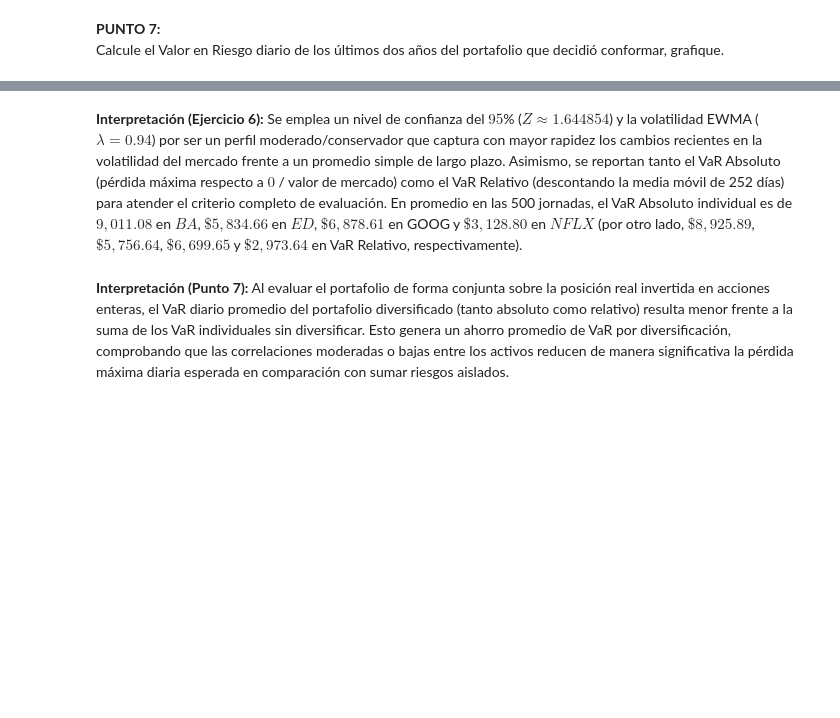
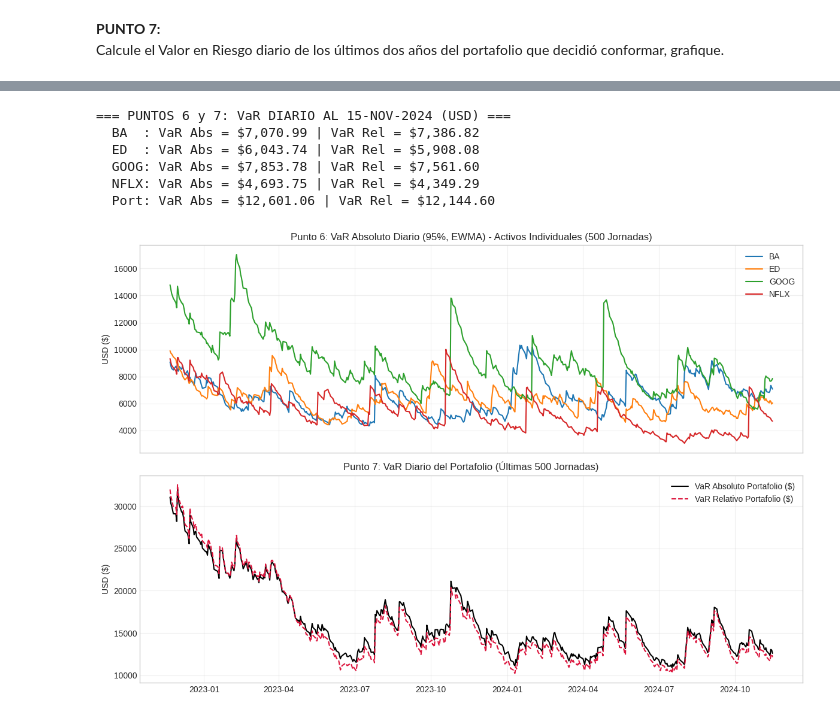
Before and after one commit to erickvaldezsallagos/SISTEMAS-FINANCIEROS-Y-COMERCIALES, a Jupyter notebook: PARCIAL2.ipynb, the cells around one changed output, grey strips where cells are left out. Saved outputs shown, nothing was run; the diff lists cells and outputs as text; code cells hidden in the pictures; blank space fills up the shorter version.

```diff
--- a/PARCIAL2.ipynb
+++ b/PARCIAL2.ipynb
@@ -389,6 +308,56 @@ Ahorro por Diversificación                 13096.79                 13082.91
-# %% [markdown]
-**Interpretación (Ejercicio 6):**
-Se emplea un nivel de confianza del $95$% ($Z \approx 1.644854$) y la volatilidad EWMA ($\lambda = 0.94$) por ser un perfil moderado/conservador que captura con mayor rapidez los cambios recientes en la volatilidad del mercado frente a un promedio simple de largo plazo. Asimismo, se reportan tanto el VaR Absoluto (pérdida máxima respecto a $0$ / valor de mercado) como el VaR Relativo (descontando la media móvil de 252 días) para atender el criterio completo de evaluación. En promedio en las 500 jornadas, el VaR Absoluto individual es de $9,011.08$ en $BA$, $\$5,834.66$ en $ED$, $\$6,878.61$ en GOOG y $\$3,128.80$ en $NFLX$ (por otro lado,  $\$8,925.89$, $\$5,756.64$, $\$6,699.65$ y $\$2,973.64$ en VaR Relativo, respectivamente).
-# %% [markdown]
-**Interpretación (Punto 7):**
-Al evaluar el portafolio de forma conjunta sobre la posición real invertida en acciones enteras, el VaR diario promedio del portafolio diversificado (tanto absoluto como relativo) resulta menor frente a la suma de los VaR individuales sin diversificar. Esto genera un ahorro promedio de VaR por diversificación, comprobando que las correlaciones moderadas o bajas entre los activos reducen de manera significativa la pérdida máxima diaria esperada en comparación con sumar riesgos aislados.
+# %%
+# ------------------------------------------------------------------------------
+# PUNTOS 6 y 7: VaR diario (últimas 500 jornadas) con volatilidad EWMA (95%)
+# ------------------------------------------------------------------------------
+var_abs_activos = pd.DataFrame({"Date": fechas_500})
+var_rel_activos = pd.DataFrame({"Date": fechas_500})
+
+for i, col in enumerate(ACTIVOS):
+    vol_d = vol_ewma[f"{col}_vol"].loc[idx_500] / 100.0
+    mu_252 = (rend[col].rolling(252).mean() / 100.0).loc[idx_500]
+    var_abs_activos[col] = Z_SCORE * PESOS[i] * CAPITAL_INICIAL * vol_d * HORIZONTE_VAR_DIAS
+    var_rel_activos[col] = PESOS[i] * CAPITAL_INICIAL * (Z_SCORE * vol_d - mu_252) * HORIZONTE_VAR_DIAS
+
+port_r2 = rend["Portafolio"] ** 2
+port_var = np.full(len(rend), np.nan)
+fp = port_r2.first_valid_index()
+port_var[fp] = port_r2.iloc[fp]
+for t in range(fp + 1, len(rend)):
+    if pd.notna(port_r2.iloc[t]):
+        port_var[t] = ALPHA_EWMA * port_r2.iloc[t] + LAMBDA_EWMA * port_var[t - 1]
+port_vol = np.sqrt(port_var)
+
+vol_p_500 = port_vol[idx_500] / 100.0
+mu_p_252 = (rend["Portafolio"].rolling(252).mean() / 100.0).loc[idx_500]
+var_abs_port = Z_SCORE * CAPITAL_INICIAL * vol_p_500 * HORIZONTE_VAR_DIAS
+var_rel_port = CAPITAL_INICIAL * (Z_SCORE * vol_p_500 - mu_p_252) * HORIZONTE_VAR_DIAS
+
+print("=== PUNTOS 6 y 7: VaR DIARIO AL 15-NOV-2024 (USD) ===")
+for col in ACTIVOS:
+    print(f"  {col:4s}: VaR Abs = ${var_abs_activos[col].iloc[-1]:,.2f} | VaR Rel = ${var_rel_activos[col].iloc[-1]:,.2f}")
+print(f"  Port: VaR Abs = ${var_abs_port[-1]:,.2f} | VaR Rel = ${var_rel_port.iloc[-1]:,.2f}\n")
+
+fig, (ax1, ax2) = plt.subplots(2, 1, figsize=(12, 8), sharex=True)
+for col in ACTIVOS:
+    ax1.plot(fechas_500, var_abs_activos[col], label=col)
+ax1.set_title("Punto 6: VaR Absoluto Diario (95%, EWMA) - Activos Individuales (500 Jornadas)")
+ax1.set_ylabel("USD ($)")
+ax1.legend()
+ax1.grid(True, alpha=0.3)
+
+ax2.plot(fechas_500, var_abs_port, color="black", label="VaR Absoluto Portafolio ($)")
+ax2.plot(fechas_500, var_rel_port, color="crimson", linestyle="--", label="VaR Relativo Portafolio ($)")
+ax2.set_title("Punto 7: VaR Diario del Portafolio (Últimas 500 Jornadas)")
+ax2.set_ylabel("USD ($)")
+ax2.legend()
+ax2.grid(True, alpha=0.3)
+plt.tight_layout()
+plt.show()
+# %% [output]
+=== PUNTOS 6 y 7: VaR DIARIO AL 15-NOV-2024 (USD) ===
+  BA  : VaR Abs = $7,070.99 | VaR Rel = $7,386.82
+  ED  : VaR Abs = $6,043.74 | VaR Rel = $5,908.08
+  GOOG: VaR Abs = $7,853.78 | VaR Rel = $7,561.60
+  NFLX: VaR Abs = $4,693.75 | VaR Rel = $4,349.29
+  Port: VaR Abs = $12,601.06 | VaR Rel = $12,144.60
+[figure, added]
```
Also changed, not shown: parts of 40 cells of this notebook.
